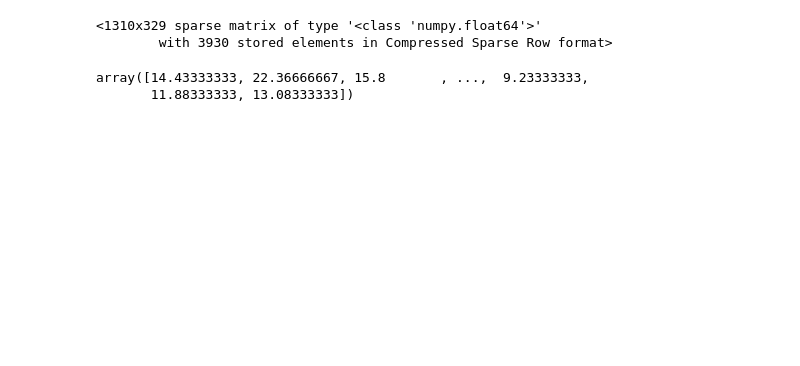
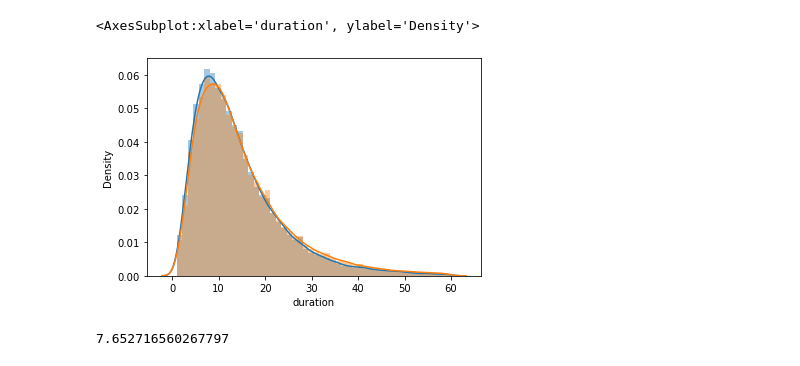
Before and after one commit to Huang2077/mlops-NYtaxi-zoomcamp, a Jupyter notebook: 01-intro/ride_duration_prediction_model.ipynb, the cells around one changed output. Saved outputs shown, nothing was run; the diff lists cells and outputs as text; code cells hidden in the pictures; blank space fills up the shorter version.

Commit message:
M1:add train

```diff
--- a/01-intro/ride_duration_prediction_model.ipynb
+++ b/01-intro/ride_duration_prediction_model.ipynb
@@ -8,2 +11,0 @@ from sklearn.feature_extraction import DictVectorizer
-# %%
-df = pd.read_parquet("./data/green_tripdata_2022-01.parquet")
@@ -41,5 +11,0 @@ X_train = dv.fit_transform(train_dicts)
-# %%
-X_train
-# %% [output]
-<1310x329 sparse matrix of type '<class 'numpy.float64'>'
-        with 3930 stored elements in Compressed Sparse Row format>
@@ -49,5 +12,36 @@ y_train = df[target].values
-# %%
-y_train
-# %% [output]
-array([14.43333333, 22.36666667, 15.8       , ...,  9.23333333,
-       11.88333333, 13.08333333])
+# %%
+def read_datafram(filename):
+    df = pd.read_parquet(filename)
+
+    df.lpep_pickup_datetime = pd.to_datetime(df.lpep_pickup_datetime)
+    df.lpep_dropoff_datetime = pd.to_datetime(df.lpep_dropoff_datetime)
+    df["duration"] = df.lpep_dropoff_datetime - df.lpep_pickup_datetime
+
+    df.duration = df.duration.apply(lambda td: td.total_seconds() / 60 )
+    df = df[(df.duration >= 1) & (df.duration <= 60)]
+
+    categorical = ["PULocationID" , "DOLocationID"]
+
+    df[categorical] = df[categorical].astype(str)
+    return df
+# %%
+df_train = read_datafram("./data/green_tripdata_2022-01.parquet")
+df_val = read_datafram("./data/green_tripdata_2022-02.parquet")
+# %%
+sns.distplot(df_train.duration, label = "train_duration")
+sns.distplot(df_val.duration, label = "val_duration")
+# %% [output]
+<AxesSubplot:xlabel='duration', ylabel='Density'>
+[figure, added]
+# %%
+train_dicts = df_train[["PULocationID" , "DOLocationID"] + ["trip_distance"]].to_dict(orient = "records")
+dv = DictVectorizer()
+X_train = dv.fit_transform(train_dicts)
+target = "duration"
+y_train = df[target].values
+lr = LinearRegression()
+lr.fit(X_train, y_train)
+y_pred = lr.predict(X_train)
+mean_squared_error(y_train, y_pred, squared = False)
+# %% [output]
+7.652716560267797
```
Also changed, not shown: parts of 19 cells of this notebook, 1 other file.
